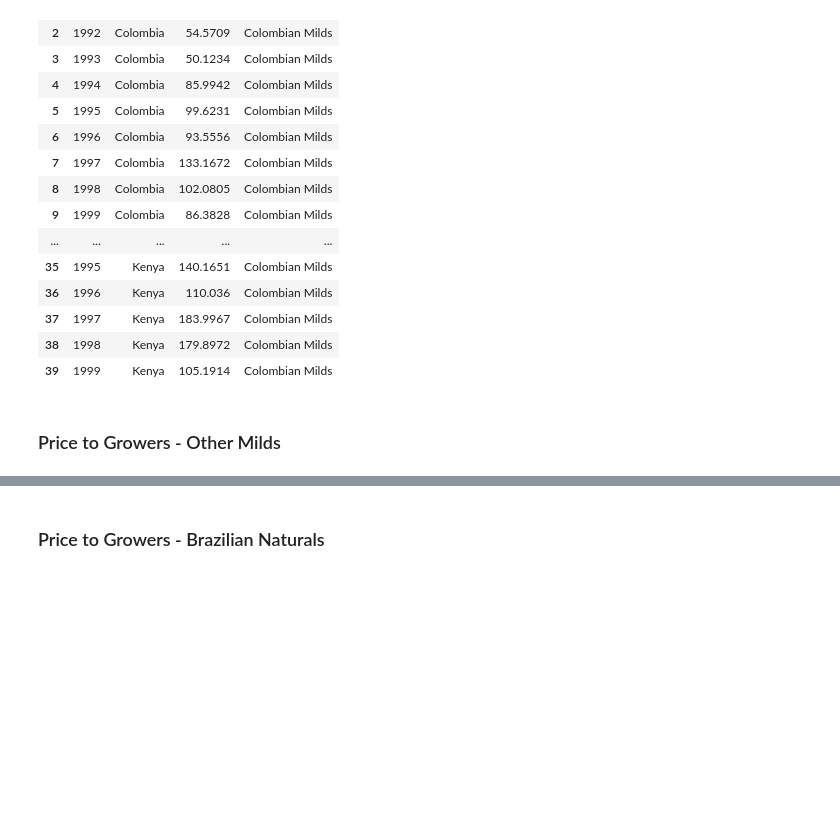
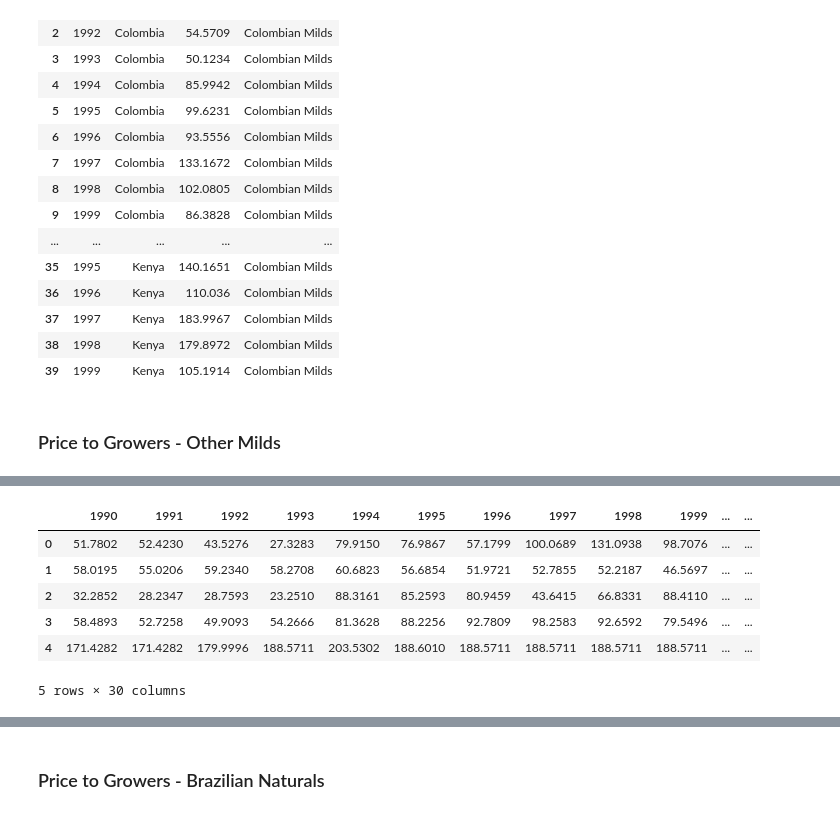
Before and after one commit to nikoelvambuena95/coffee, a Jupyter notebook: coffee.ipynb, the cells around one changed output, grey strips where cells are left out. Drawn from its saved outputs; the diff is of its cells as text; code cells hidden in the pictures; blank space fills up the shorter version.

```diff
--- a/coffee.ipynb
+++ b/coffee.ipynb
@@ -207,0 +194,12 @@ pg_OtherMilds_df = resetHead_df
+# %%
+# Drop "country names" column
+new_df = df.drop(columns=df.columns[0])
+new_df.head()
+# %% [output]
+|  | 1990 | 1991 | 1992 | 1993 | 1994 | 1995 | 1996 | 1997 | 1998 | 1999 | ... | ... |
+| 0 | 51.7802 | 52.4230 | 43.5276 | 27.3283 | 79.9150 | 76.9867 | 57.1799 | 100.0689 | 131.0938 | 98.7076 | ... | ... |
+| 1 | 58.0195 | 55.0206 | 59.2340 | 58.2708 | 60.6823 | 56.6854 | 51.9721 | 52.7855 | 52.2187 | 46.5697 | ... | ... |
+| 2 | 32.2852 | 28.2347 | 28.7593 | 23.2510 | 88.3161 | 85.2593 | 80.9459 | 43.6415 | 66.8331 | 88.4110 | ... | ... |
+| 3 | 58.4893 | 52.7258 | 49.9093 | 54.2666 | 81.3628 | 88.2256 | 92.7809 | 98.2583 | 92.6592 | 79.5496 | ... | ... |
+| 4 | 171.4282 | 171.4282 | 179.9996 | 188.5711 | 203.5302 | 188.6010 | 188.5711 | 188.5711 | 188.5711 | 188.5711 | ... | ... |
+5 rows × 30 columns
```
Also changed, not shown: parts of 26 cells of this notebook.
